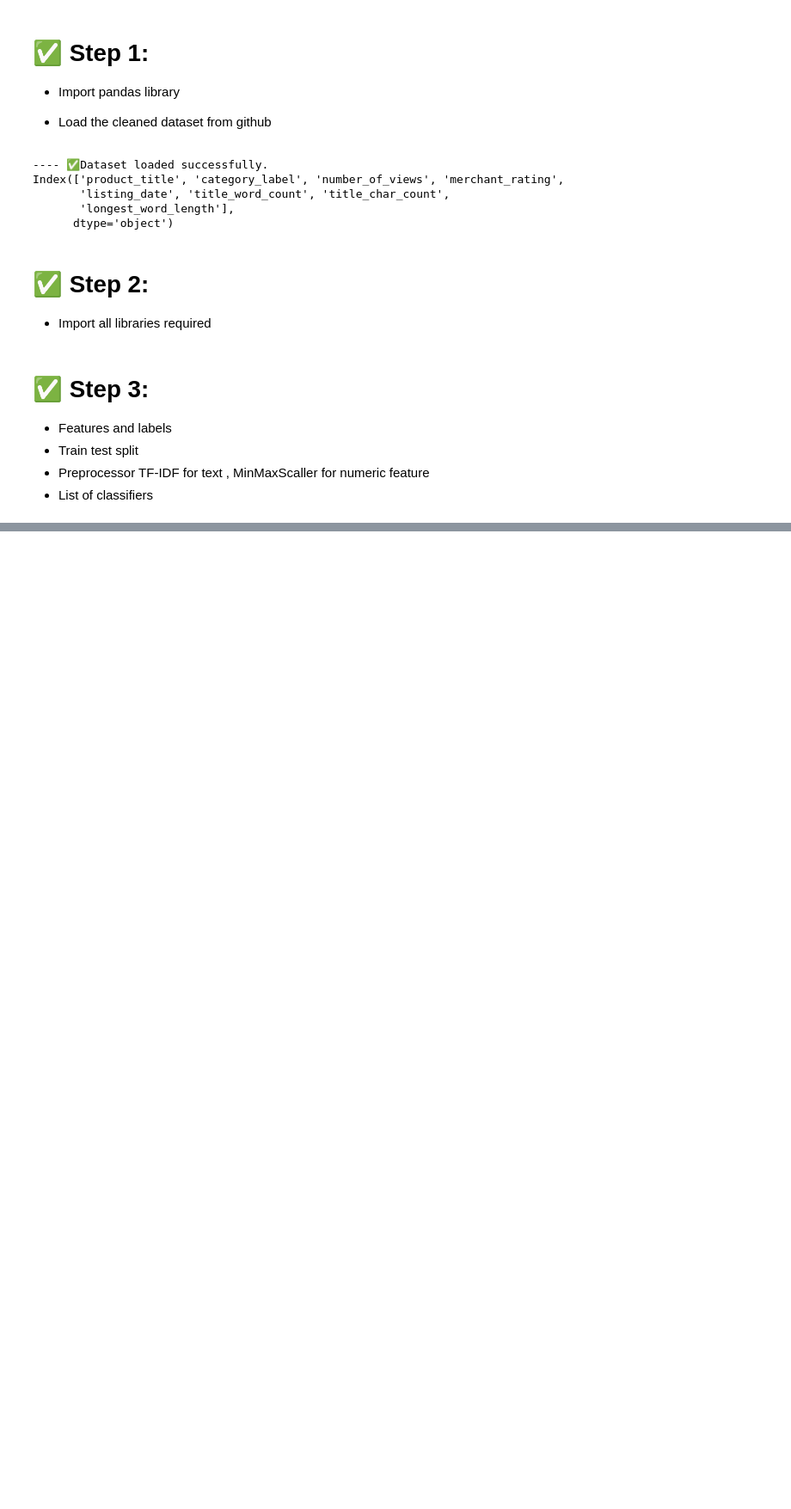
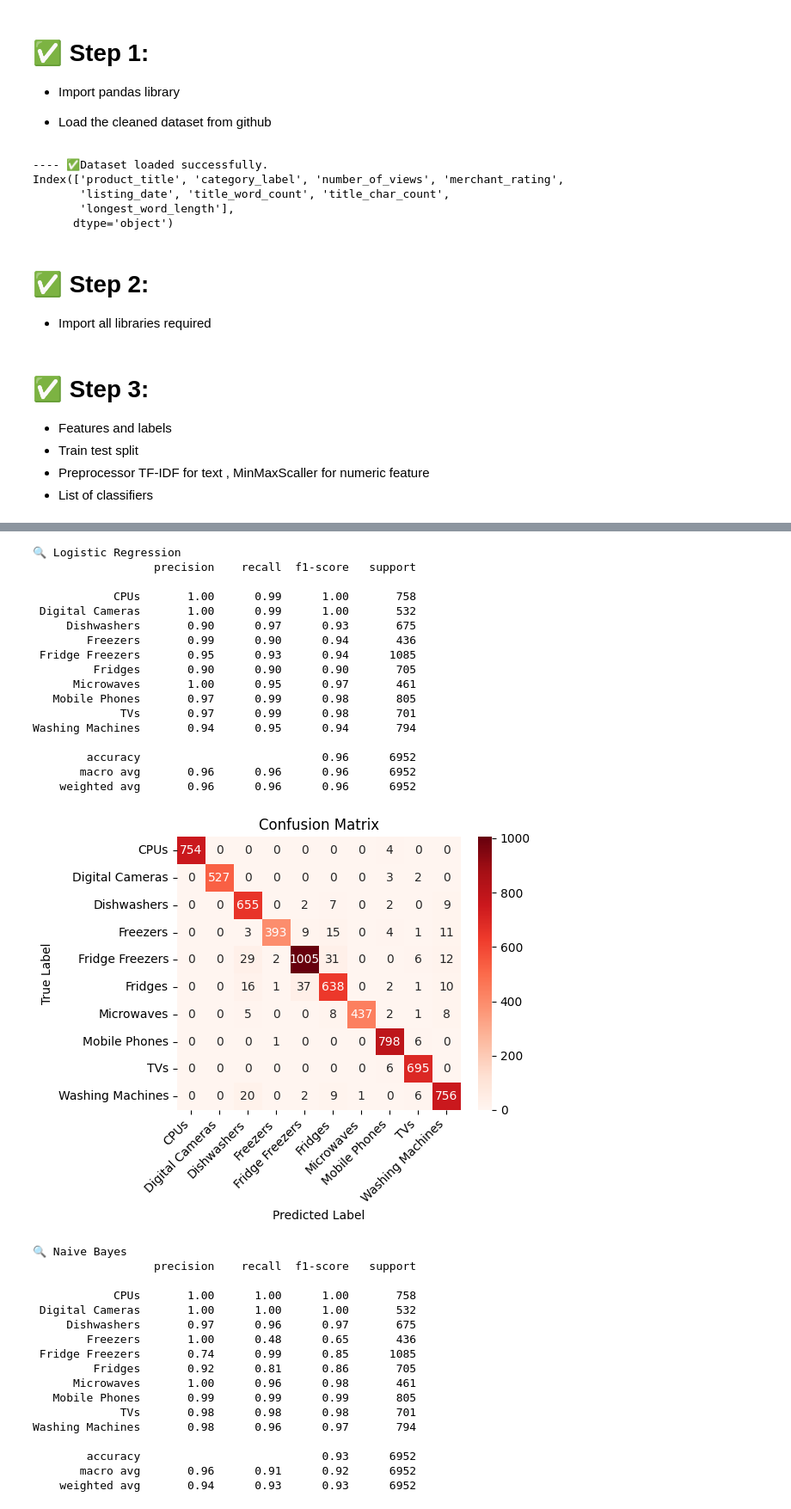
Before and after one commit to adelastrukar44-debug/MACHINE_LEARNING_PROJECT, a Jupyter notebook: notebook/02_ML_Model_Training_and_Evaluation.ipynb, the cells around one changed output, grey strips where cells are left out. Shown at 86% size. Saved outputs shown, nothing was run; the diff lists cells and outputs as text; code cells hidden in the pictures; blank space fills up the shorter version.

Commit message:
Train and evaluate ,Final conclusion(The best Model)

```diff
--- a/notebook/02_ML_Model_Training_and_Evaluation.ipynb
+++ b/notebook/02_ML_Model_Training_and_Evaluation.ipynb
@@ -91,0 +101,62 @@ models = {
+# %%
+for name, model in models.items():
+  print(f"\n🔍 {name}")
+  pipeline = Pipeline([
+      ("preprocessing", preprocessor),
+      ("classifier", model)
+  ])
+
+  pipeline.fit(x_train, y_train)
+  y_pred = pipeline.predict(x_test)
+  print(classification_report(y_test, y_pred))
+
+  digital_category = sorted(df["category_label"].unique())
+
+  cm = confusion_matrix(y_test, y_pred, labels=digital_category)
+
+    # Plot using seaborn
+  plt.figure(figsize=(6, 5))
+  sns.heatmap(cm, annot=True, fmt="d", cmap="Reds", xticklabels = digital_category,
+               yticklabels = digital_category)
+  plt.xlabel("Predicted Label")
+  plt.ylabel("True Label")
+  plt.title("Confusion Matrix")
+  plt.xticks(rotation=45, ha='right')
+  plt.tight_layout()
+  plt.show()
+# %% [output]
+🔍 Logistic Regression
+                  precision    recall  f1-score   support
+
+            CPUs       1.00      0.99      1.00       758
+ Digital Cameras       1.00      0.99      1.00       532
+     Dishwashers       0.90      0.97      0.93       675
+        Freezers       0.99      0.90      0.94       436
+ Fridge Freezers       0.95      0.93      0.94      1085
+         Fridges       0.90      0.90      0.90       705
+      Microwaves       1.00      0.95      0.97       461
+   Mobile Phones       0.97      0.99      0.98       805
+             TVs       0.97      0.99      0.98       701
+Washing Machines       0.94      0.95      0.94       794
+
+        accuracy                           0.96      6952
+       macro avg       0.96      0.96      0.96      6952
+    weighted avg       0.96      0.96      0.96      6952
+[figure, added]
+🔍 Naive Bayes
+                  precision    recall  f1-score   support
+
+            CPUs       1.00      1.00      1.00       758
+ Digital Cameras       1.00      1.00      1.00       532
+     Dishwashers       0.97      0.96      0.97       675
+        Freezers       1.00      0.48      0.65       436
+ Fridge Freezers       0.74      0.99      0.85      1085
+         Fridges       0.92      0.81      0.86       705
+      Microwaves       1.00      0.96      0.98       461
+   Mobile Phones       0.99      0.99      0.99       805
+             TVs       0.98      0.98      0.98       701
+Washing Machines       0.98      0.96      0.97       794
+
+        accuracy                           0.93      6952
+       macro avg       0.96      0.91      0.92      6952
+    weighted avg       0.94      0.93      0.93      6952
```
Also changed, not shown: parts of 4 cells of this notebook.
